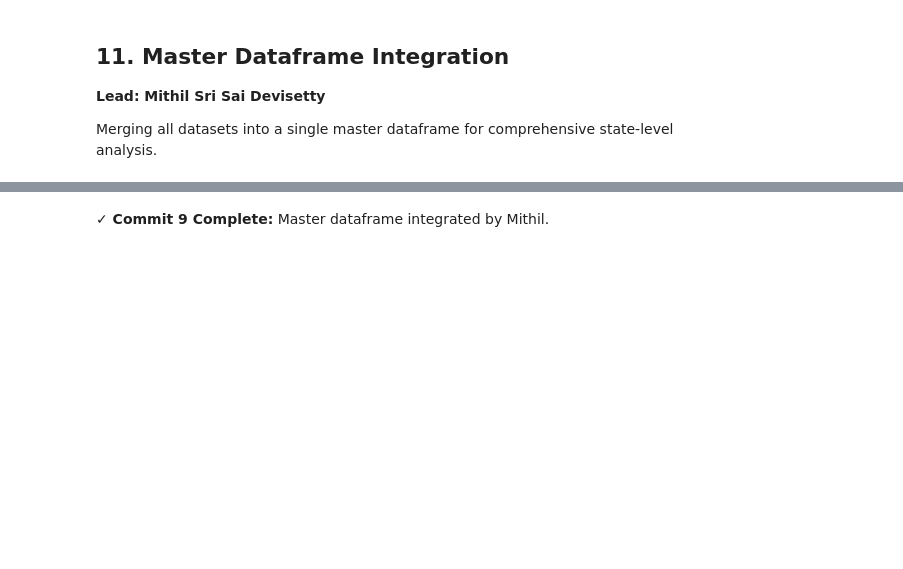
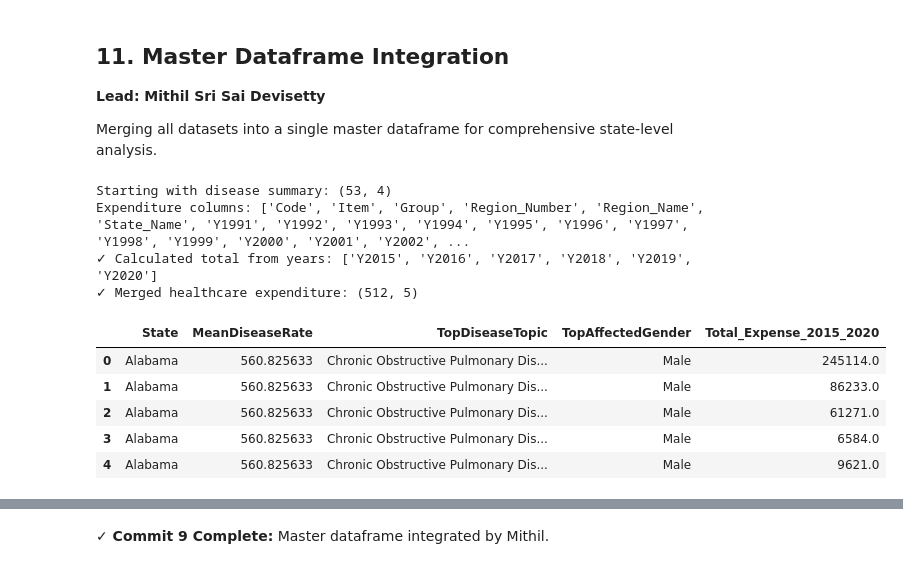
Before and after one commit to tejkiranyenugunti-spec/Group-8--CMPE-255-Data-Mining-Project-, a Jupyter notebook: notebooks/Team8_ChronicDisease_Analysis.ipynb, the cells around one changed output, grey strips where cells are left out. Cells and saved outputs as stored; diff of their text form; code cells hidden in the pictures; blank space fills up the shorter version.

```diff
--- a/notebooks/Team8_ChronicDisease_Analysis.ipynb
+++ b/notebooks/Team8_ChronicDisease_Analysis.ipynb
@@ -523,14 +872,47 @@ Merging all datasets into a single master dataframe for comprehensive state-leve
 # %%
 # Start with disease summary as base
 df_master = df_disease_summary.copy()
 print(f"Starting with disease summary: {df_master.shape}")
 
+# Check expenditure columns first
+print(f"Expenditure columns: {df_expenditure.columns.tolist()}")
+
+# Fix State column name
+if 'State_Name' in df_expenditure.columns:
+    df_expenditure = df_expenditure.rename(columns={'State_Name': 'State'})
+elif 'Location' in df_expenditure.columns:
+    df_expenditure = df_expenditure.rename(columns={'Location': 'State'})
+elif 'LocationDesc' in df_expenditure.columns:
+    df_expenditure = df_expenditure.rename(columns={'LocationDesc': 'State'})
+
+# Calculate Total_Expense_2015_2020 from year columns
+year_cols = ['Y2015', 'Y2016', 'Y2017', 'Y2018', 'Y2019', 'Y2020']
+available_years = [col for col in year_cols if col in df_expenditure.columns]
+
+if available_years:
+    # Convert to numeric and sum
+    for col in available_years:
+        df_expenditure[col] = pd.to_numeric(df_expenditure[col], errors='coerce')
+    df_expenditure['Total_Expense_2015_2020'] = df_expenditure[available_years].sum(axis=1)
+    print(f"✓ Calculated total from years: {available_years}")
+
 # Merge healthcare expenditure
-if 'Total_Expense_2015_2020' in df_expenditure.columns:
+if 'Total_Expense_2015_2020' in df_expenditure.columns and 'State' in df_expenditure.columns:
     df_expense_merge = df_expenditure[['State', 'Total_Expense_2015_2020']].copy()
     df_master = df_master.merge(df_expense_merge, on='State', how='left')
     print(f"✓ Merged healthcare expenditure: {df_master.shape}")
 else:
-    print("⚠ Expenditure total column not found")
+    print(f"⚠ Expenditure total column not found")
 
 df_master.head()
+# %% [output]
+Starting with disease summary: (53, 4)
+Expenditure columns: ['Code', 'Item', 'Group', 'Region_Number', 'Region_Name', 'State_Name', 'Y1991', 'Y1992', 'Y1993', 'Y1994', 'Y1995', 'Y1996', 'Y1997', 'Y1998', 'Y1999', 'Y2000', 'Y2001', 'Y2002', ...
+✓ Calculated total from years: ['Y2015', 'Y2016', 'Y2017', 'Y2018', 'Y2019', 'Y2020']
+✓ Merged healthcare expenditure: (512, 5)
+|  | State | MeanDiseaseRate | TopDiseaseTopic | TopAffectedGender | Total_Expense_2015_2020 |
+| 0 | Alabama | 560.825633 | Chronic Obstructive Pulmonary Dis... | Male | 245114.0 |
+| 1 | Alabama | 560.825633 | Chronic Obstructive Pulmonary Dis... | Male | 86233.0 |
+| 2 | Alabama | 560.825633 | Chronic Obstructive Pulmonary Dis... | Male | 61271.0 |
+| 3 | Alabama | 560.825633 | Chronic Obstructive Pulmonary Dis... | Male | 6584.0 |
+| 4 | Alabama | 560.825633 | Chronic Obstructive Pulmonary Dis... | Male | 9621.0 |
```
Also changed, not shown: parts of 86 cells of this notebook.
